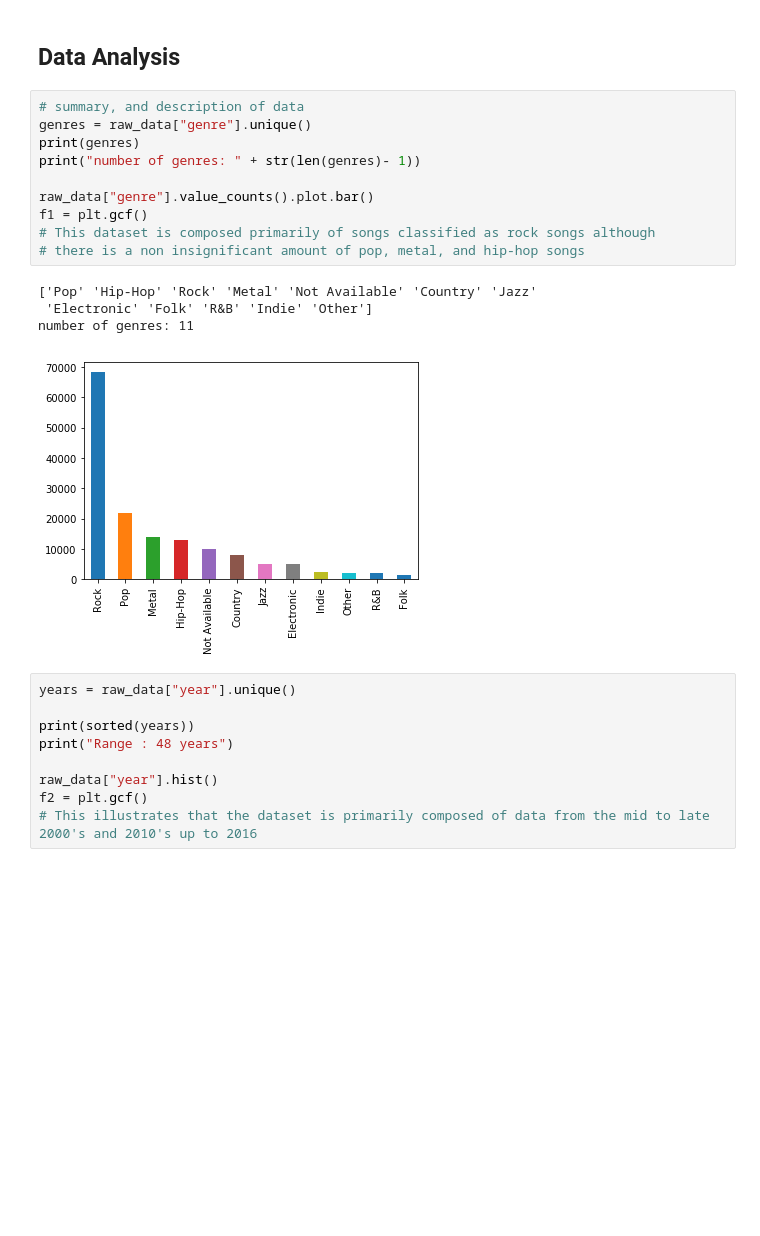
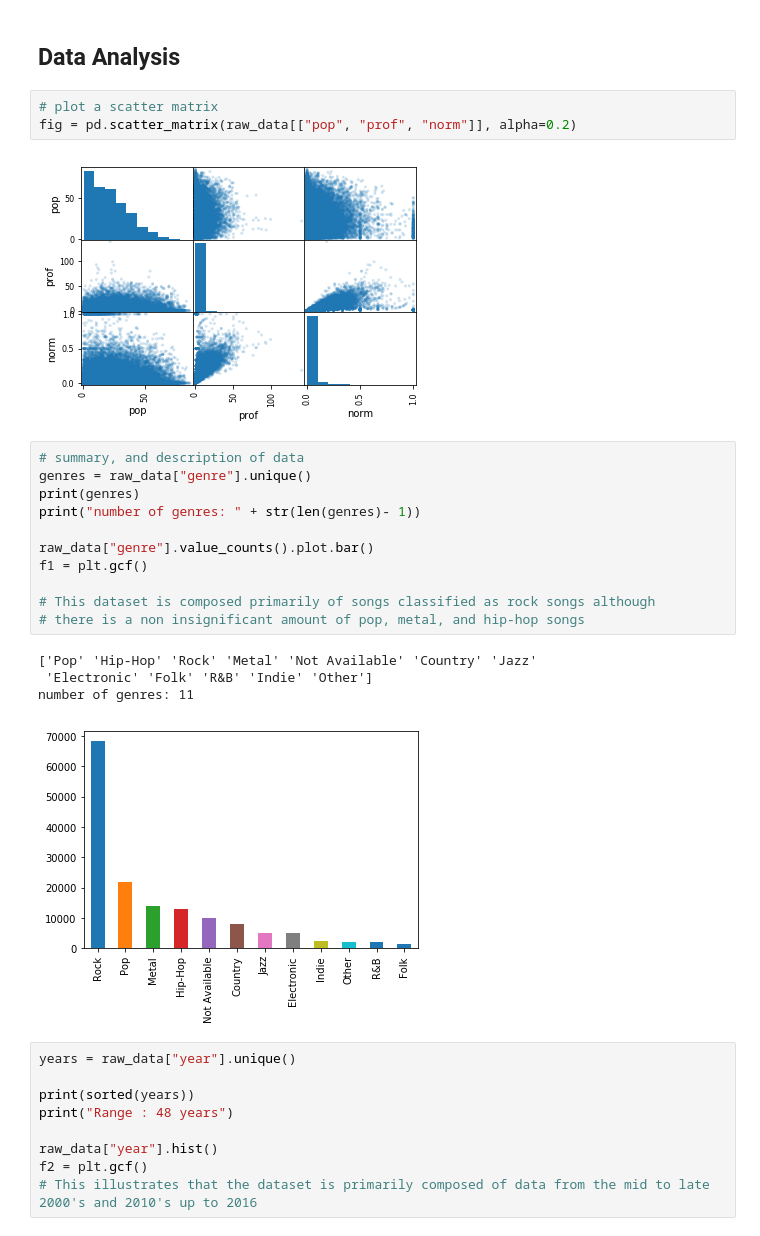
Before and after one commit to igneel73/Swearpop, a Jupyter notebook: Final Report.ipynb, the cells around one changed output. Cells and saved outputs as stored; diff of their text form; blank space fills up the shorter version.

```diff
--- a/Final Report.ipynb
+++ b/Final Report.ipynb
@@ -219,6 +223,11 @@ raw_data
 # raw_data.to_csv("./dataset/with_norm.csv")
 # %% [markdown]
 ## Data Analysis
+# %%
+# plot a scatter matrix
+fig = pd.scatter_matrix(raw_data[["pop", "prof", "norm"]], alpha=0.2)
+# %% [output]
+[figure, added]
 # %%
 # summary, and description of data
 genres = raw_data["genre"].unique()
@@ -227,6 +236,7 @@ print("number of genres: " + str(len(genres)- 1))
 
 raw_data["genre"].value_counts().plot.bar()
 f1 = plt.gcf()
+
 # This dataset is composed primarily of songs classified as rock songs although
 # there is a non insignificant amount of pop, metal, and hip-hop songs
 # %% [output]
```
Also changed, not shown: parts of 8 cells of this notebook.
